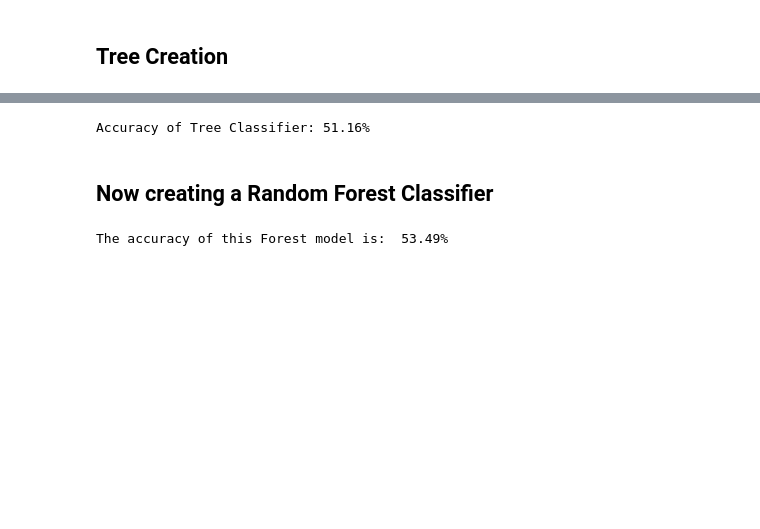
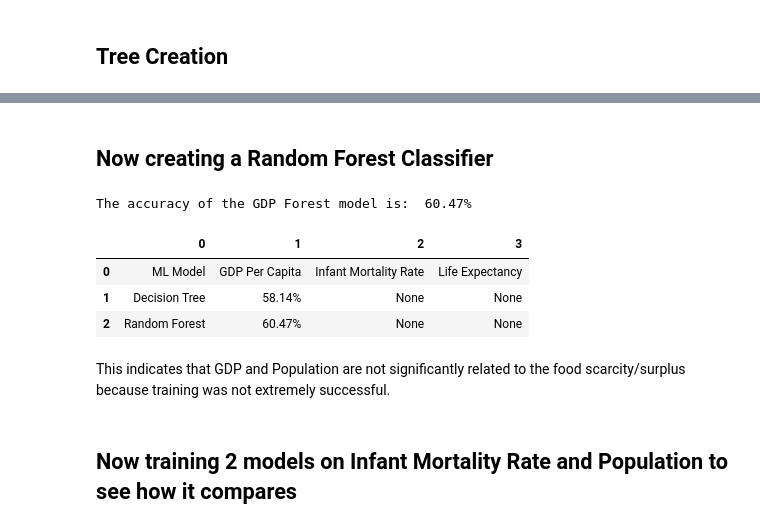
Before and after one commit to Michael73MGD/AppliedMachineLearning, a Jupyter notebook: FinalTree.ipynb, the cells around one changed output, grey strips where cells are left out. Cells and saved outputs as stored; diff of their text form; code cells hidden in the pictures; blank space fills up the shorter version.

```diff
--- a/FinalTree.ipynb
+++ b/FinalTree.ipynb
@@ -144,24 +134,26 @@ tree.plot_tree(class_tree, label='all', feature_names=('GDP per Capita', 'Popula
-# %%
-y_pred = class_tree.predict(x_test)
-
-from sklearn.metrics import accuracy_score
-accuracy = accuracy_score(y_test, y_pred)
-print("Accuracy of Tree Classifier:", "{:.2f}%".format(accuracy*100))
-# %% [output]
-Accuracy of Tree Classifier: 51.16%
 # %% [markdown]
 ## Now creating a Random Forest Classifier
 # %%
 from sklearn.ensemble import RandomForestClassifier as rfc
 
 #Create Forest Classifier
 class_forest = rfc(n_estimators=50, max_leaf_nodes=15)
 class_forest = class_forest.fit(x_train, y_train)
 
 #Create Prediction Data
 y_pred_forest = class_forest.predict(x_test)
 
 score = accuracy_score(y_test, y_pred_forest)
-print('The accuracy of this Forest model is: ', "{:.2f}%".format(100*score))
+print('The accuracy of the GDP Forest model is: ', "{:.2f}%".format(100*score))
+final_data[2][1] = "{:.2f}%".format(score*100)
+pd.DataFrame(final_data)
 # %% [output]
-The accuracy of this Forest model is:  53.49%
+The accuracy of the GDP Forest model is:  60.47%
+|  | 0 | 1 | 2 | 3 |
+| 0 | ML Model | GDP Per Capita | Infant Mortality Rate | Life Expectancy |
+| 1 | Decision Tree | 58.14% | None | None |
+| 2 | Random Forest | 60.47% | None | None |
+# %% [markdown]
+This indicates that GDP and Population are not significantly related to the food scarcity/surplus because training was not extremely successful.
+# %% [markdown]
+## Now training 2 models on Infant Mortality Rate and Population to see how it compares
```
Also changed, not shown: parts of 21 cells of this notebook.
